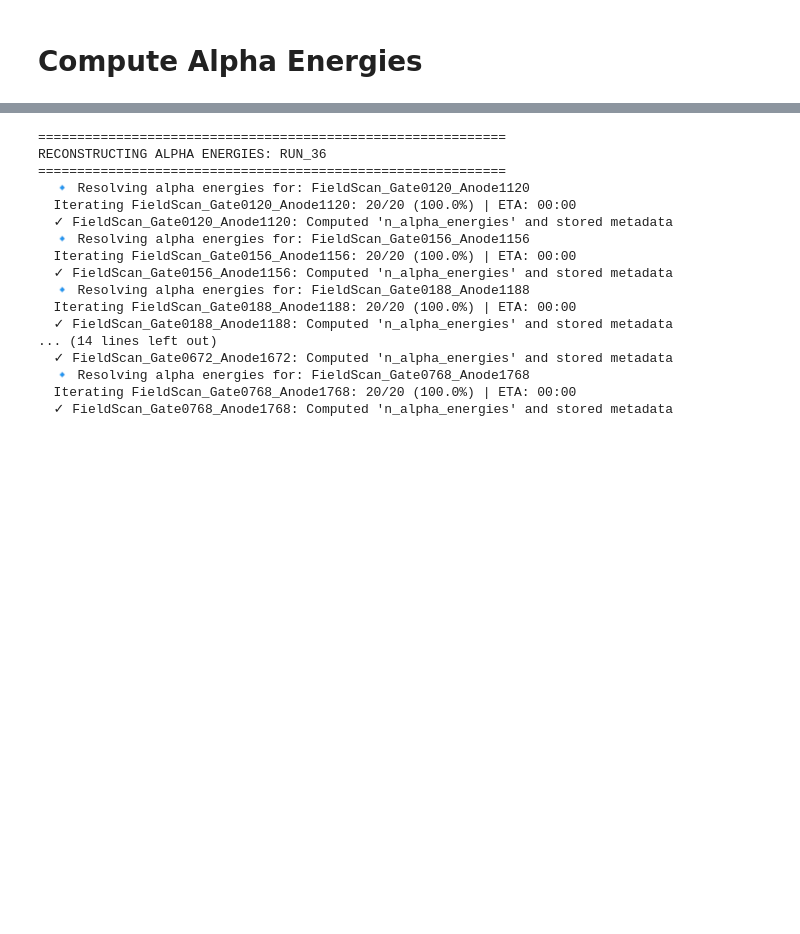
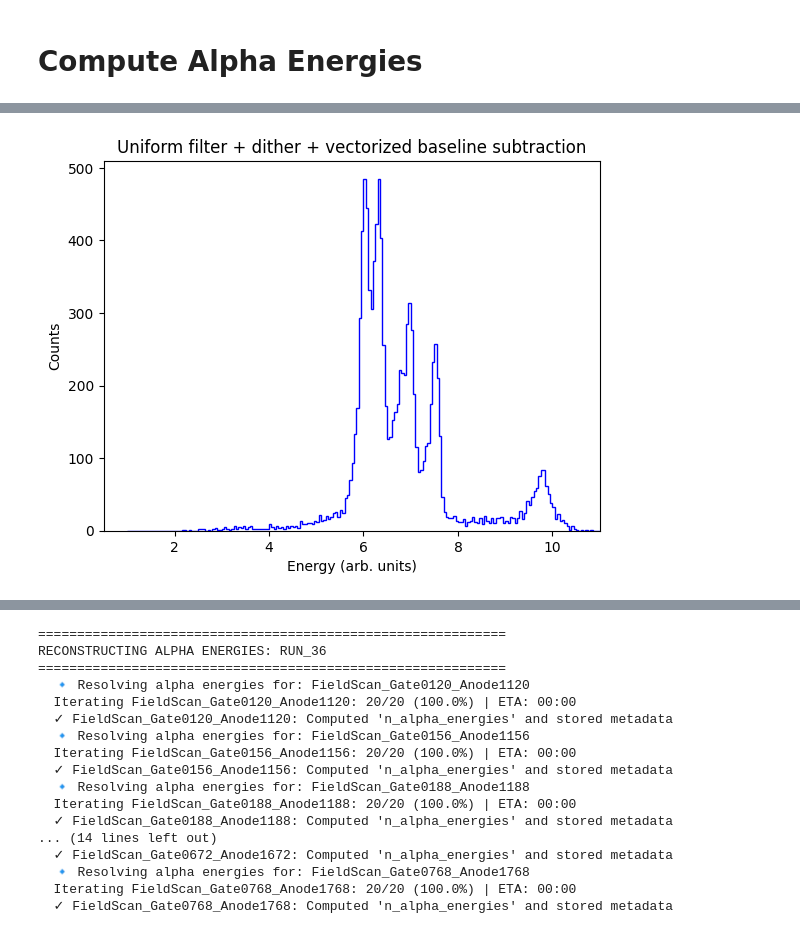
Before and after one commit to proscrite/RaTag, a Jupyter notebook: notebooks/refactoring_alphas.ipynb, the cells around one changed output, grey strips where cells are left out. Cells and saved outputs as stored; diff of their text form; code cells hidden in the pictures; blank space fills up the shorter version.

```diff
--- a/notebooks/refactoring_alphas.ipynb
+++ b/notebooks/refactoring_alphas.ipynb
@@ -44,0 +91,9 @@ Found 10 directories in RUN36_EL25kVcm
+# %%
+alphapath = '/Volumes/KINGSTON/RaTag_data/processed/RUN43_EL25kVcm/alpha_energies/FieldScan_Gate0120_Anode1120_alpha_energies.npz'
+energies = np.load(alphapath, allow_pickle=True)['energies']
+plt.hist(energies, bins=200, range =(1, 11),
+         histtype='step', color='blue', label='Alpha Energies');
+plt.gca().set(xlabel='Energy (arb. units)', ylabel='Counts',
+              xlim=(0.5, 11), title='Uniform filter + dither + vectorized baseline subtraction');
+# %% [output]
+[figure, added]
```
Also changed, not shown: parts of 23 cells of this notebook, 3 other files.
